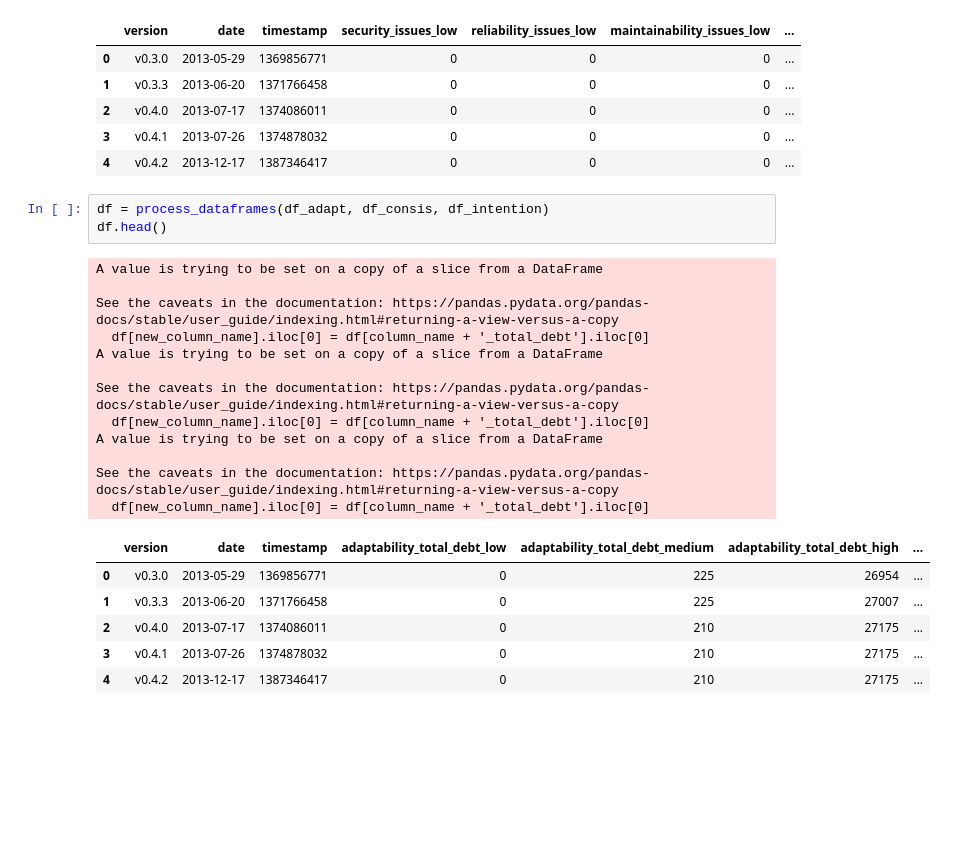
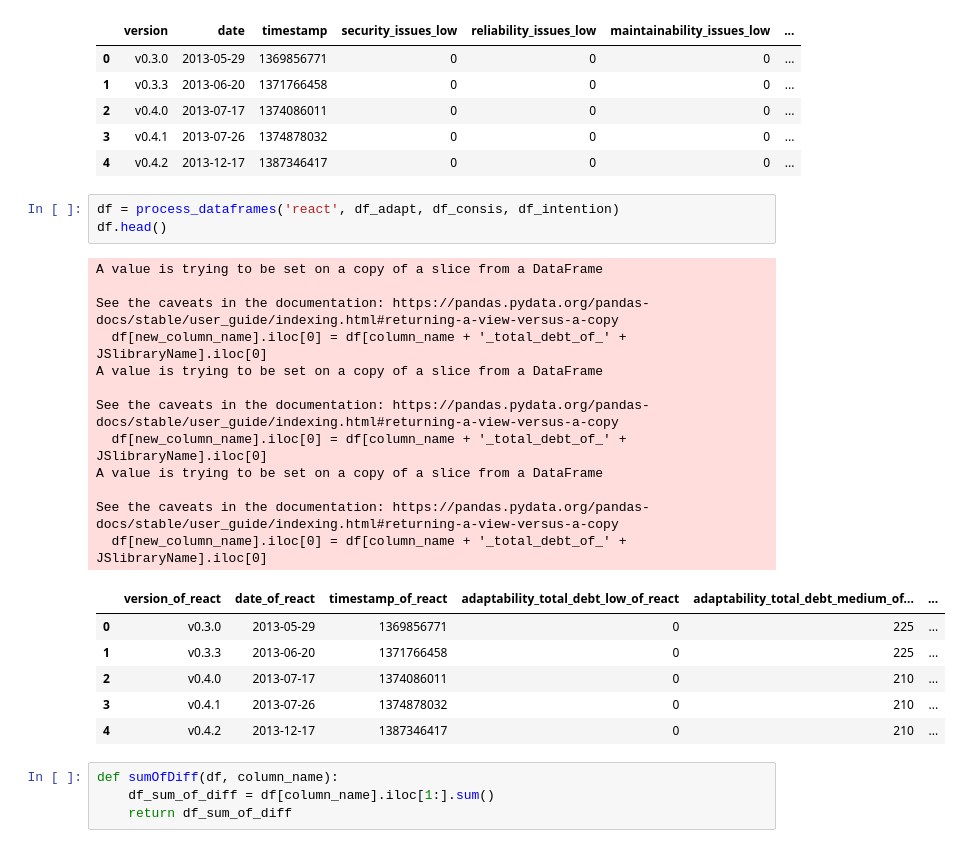
Before and after one commit to NotAlpha45/Analysis-of-Code-Smell-and-Refactoring, a Jupyter notebook: Code/Analysis/RQ2/react_analysis.ipynb, the cells around one changed output. Drawn from its saved outputs; the diff is of its cells as text; blank space fills up the shorter version.

```diff
--- a/Code/Analysis/RQ2/react_analysis.ipynb
+++ b/Code/Analysis/RQ2/react_analysis.ipynb
@@ -14,24 +14,28 @@ df_adapt.head()
 | 3 | v0.4.1 | 2013-07-26 | 1374878032 | 0 | 0 | 0 | ... |
 | 4 | v0.4.2 | 2013-12-17 | 1387346417 | 0 | 0 | 0 | ... |
 # %%
-df = process_dataframes(df_adapt, df_consis, df_intention)
+df = process_dataframes('react', df_adapt, df_consis, df_intention)
 df.head()
 # %% [output]
 A value is trying to be set on a copy of a slice from a DataFrame
 
 See the caveats in the documentation: https://pandas.pydata.org/pandas-docs/stable/user_guide/indexing.html#returning-a-view-versus-a-copy
-  df[new_column_name].iloc[0] = df[column_name + '_total_debt'].iloc[0]
+  df[new_column_name].iloc[0] = df[column_name + '_total_debt_of_' + JSlibraryName].iloc[0]
 A value is trying to be set on a copy of a slice from a DataFrame
 
 See the caveats in the documentation: https://pandas.pydata.org/pandas-docs/stable/user_guide/indexing.html#returning-a-view-versus-a-copy
-  df[new_column_name].iloc[0] = df[column_name + '_total_debt'].iloc[0]
+  df[new_column_name].iloc[0] = df[column_name + '_total_debt_of_' + JSlibraryName].iloc[0]
 A value is trying to be set on a copy of a slice from a DataFrame
 
 See the caveats in the documentation: https://pandas.pydata.org/pandas-docs/stable/user_guide/indexing.html#returning-a-view-versus-a-copy
-  df[new_column_name].iloc[0] = df[column_name + '_total_debt'].iloc[0]
+  df[new_column_name].iloc[0] = df[column_name + '_total_debt_of_' + JSlibraryName].iloc[0]
-|  | version | date | timestamp | adaptability_total_debt_low | adaptability_total_debt_medium | adaptability_total_debt_high | ... |
-| 0 | v0.3.0 | 2013-05-29 | 1369856771 | 0 | 225 | 26954 | ... |
-| 1 | v0.3.3 | 2013-06-20 | 1371766458 | 0 | 225 | 27007 | ... |
-| 2 | v0.4.0 | 2013-07-17 | 1374086011 | 0 | 210 | 27175 | ... |
-| 3 | v0.4.1 | 2013-07-26 | 1374878032 | 0 | 210 | 27175 | ... |
-| 4 | v0.4.2 | 2013-12-17 | 1387346417 | 0 | 210 | 27175 | ... |
+|  | version_of_react | date_of_react | timestamp_of_react | adaptability_total_debt_low_of_react | adaptability_total_debt_medium_of... | ... |
+| 0 | v0.3.0 | 2013-05-29 | 1369856771 | 0 | 225 | ... |
+| 1 | v0.3.3 | 2013-06-20 | 1371766458 | 0 | 225 | ... |
+| 2 | v0.4.0 | 2013-07-17 | 1374086011 | 0 | 210 | ... |
+| 3 | v0.4.1 | 2013-07-26 | 1374878032 | 0 | 210 | ... |
+| 4 | v0.4.2 | 2013-12-17 | 1387346417 | 0 | 210 | ... |
+# %%
+def sumOfDiff(df, column_name):
+    df_sum_of_diff = df[column_name].iloc[1:].sum()
+    return df_sum_of_diff
```
Also changed, not shown: parts of 3 cells of this notebook, 3 other files.
